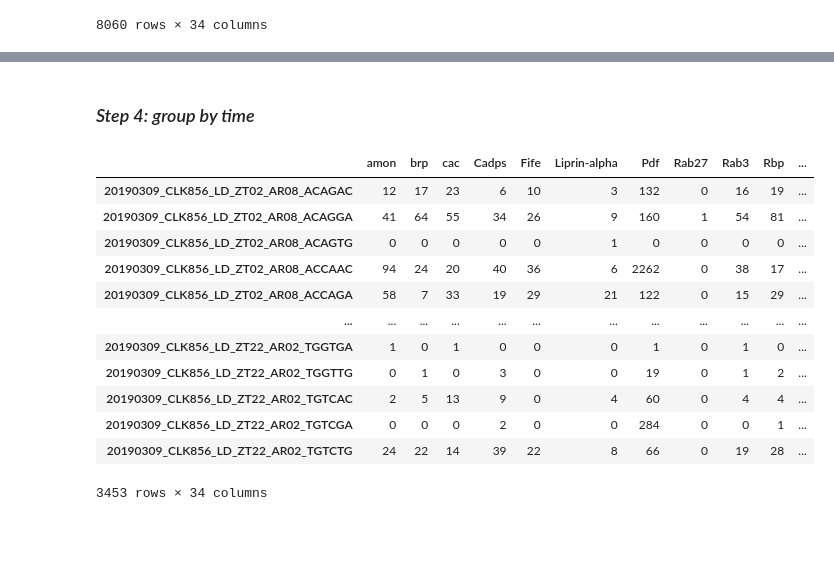
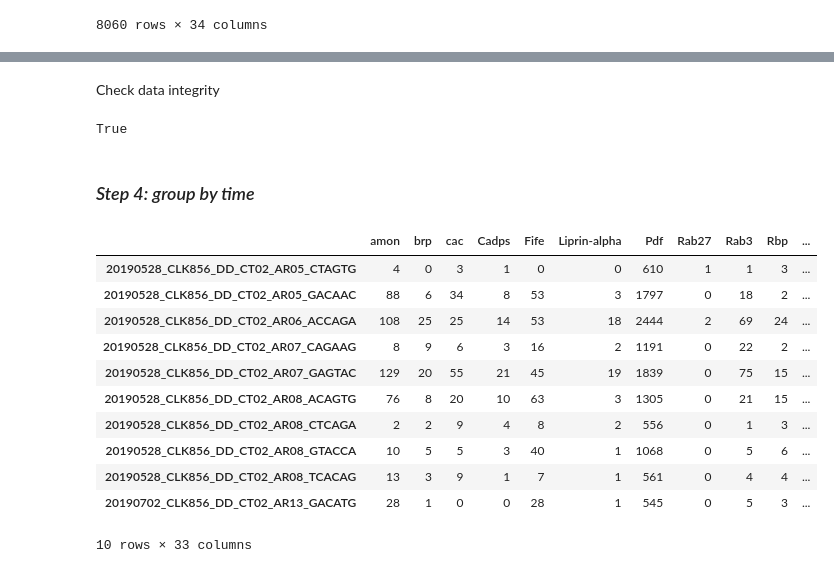
Before and after one commit to gonzagrau/circadian-drosophilia-viewer, a Jupyter notebook: groupby_time.ipynb, the cells around one changed output, grey strips where cells are left out. Saved outputs shown, nothing was run; the diff lists cells and outputs as text; code cells hidden in the pictures; blank space fills up the shorter version.

```diff
--- a/groupby_time.ipynb
+++ b/groupby_time.ipynb
@@ -127,0 +211,6 @@ genexp_df_DD.to_csv('genexp_DD.csv')
+# %% [markdown]
+Check data integrity
+# %%
+len(s_LNv_DD) + len(s_LNv_LD) == len(s_LNv_df)
+# %% [output]
+True
@@ -128,20 +222,19 @@ genexp_df_DD.to_csv('genexp_DD.csv')
 # %% [markdown]
 ### *Step 4: group by time*
 # %%
-genexp_df_LD = pd.read_csv('genexp_LD.csv', index_col=0)
-genexp_df_LD
+s_LNv_DD = pd.read_csv('s_LNv_DD.csv', index_col=0)
+s_LNv_DD.head(10)
 # %% [output]
 |  | amon | brp | cac | Cadps | Fife | Liprin-alpha | Pdf | Rab27 | Rab3 | Rbp | ... |
-| 20190309_CLK856_LD_ZT02_AR08_ACAGAC | 12 | 17 | 23 | 6 | 10 | 3 | 132 | 0 | 16 | 19 | ... |
-| 20190309_CLK856_LD_ZT02_AR08_ACAGGA | 41 | 64 | 55 | 34 | 26 | 9 | 160 | 1 | 54 | 81 | ... |
-| 20190309_CLK856_LD_ZT02_AR08_ACAGTG | 0 | 0 | 0 | 0 | 0 | 1 | 0 | 0 | 0 | 0 | ... |
-| 20190309_CLK856_LD_ZT02_AR08_ACCAAC | 94 | 24 | 20 | 40 | 36 | 6 | 2262 | 0 | 38 | 17 | ... |
-| 20190309_CLK856_LD_ZT02_AR08_ACCAGA | 58 | 7 | 33 | 19 | 29 | 21 | 122 | 0 | 15 | 29 | ... |
-| ... | ... | ... | ... | ... | ... | ... | ... | ... | ... | ... | ... |
-| 20190309_CLK856_LD_ZT22_AR02_TGGTGA | 1 | 0 | 1 | 0 | 0 | 0 | 1 | 0 | 1 | 0 | ... |
-| 20190309_CLK856_LD_ZT22_AR02_TGGTTG | 0 | 1 | 0 | 3 | 0 | 0 | 19 | 0 | 1 | 2 | ... |
-| 20190309_CLK856_LD_ZT22_AR02_TGTCAC | 2 | 5 | 13 | 9 | 0 | 4 | 60 | 0 | 4 | 4 | ... |
-| 20190309_CLK856_LD_ZT22_AR02_TGTCGA | 0 | 0 | 0 | 2 | 0 | 0 | 284 | 0 | 0 | 1 | ... |
-| 20190309_CLK856_LD_ZT22_AR02_TGTCTG | 24 | 22 | 14 | 39 | 22 | 8 | 66 | 0 | 19 | 28 | ... |
+| 20190528_CLK856_DD_CT02_AR05_CTAGTG | 4 | 0 | 3 | 1 | 0 | 0 | 610 | 1 | 1 | 3 | ... |
+| 20190528_CLK856_DD_CT02_AR05_GACAAC | 88 | 6 | 34 | 8 | 53 | 3 | 1797 | 0 | 18 | 2 | ... |
+| 20190528_CLK856_DD_CT02_AR06_ACCAGA | 108 | 25 | 25 | 14 | 53 | 18 | 2444 | 2 | 69 | 24 | ... |
+| 20190528_CLK856_DD_CT02_AR07_CAGAAG | 8 | 9 | 6 | 3 | 16 | 2 | 1191 | 0 | 22 | 2 | ... |
+| 20190528_CLK856_DD_CT02_AR07_GAGTAC | 129 | 20 | 55 | 21 | 45 | 19 | 1839 | 0 | 75 | 15 | ... |
+| 20190528_CLK856_DD_CT02_AR08_ACAGTG | 76 | 8 | 20 | 10 | 63 | 3 | 1305 | 0 | 21 | 15 | ... |
+| 20190528_CLK856_DD_CT02_AR08_CTCAGA | 2 | 2 | 9 | 4 | 8 | 2 | 556 | 0 | 1 | 3 | ... |
+| 20190528_CLK856_DD_CT02_AR08_GTACCA | 10 | 5 | 5 | 3 | 40 | 1 | 1068 | 0 | 5 | 6 | ... |
+| 20190528_CLK856_DD_CT02_AR08_TCACAG | 13 | 3 | 9 | 1 | 7 | 1 | 561 | 0 | 4 | 4 | ... |
+| 20190702_CLK856_DD_CT02_AR13_GACATG | 28 | 1 | 0 | 0 | 28 | 1 | 545 | 0 | 5 | 3 | ... |
-3453 rows × 34 columns
+10 rows × 33 columns
 # %%
```
Also changed, not shown: parts of 17 cells of this notebook, 11 other files.
